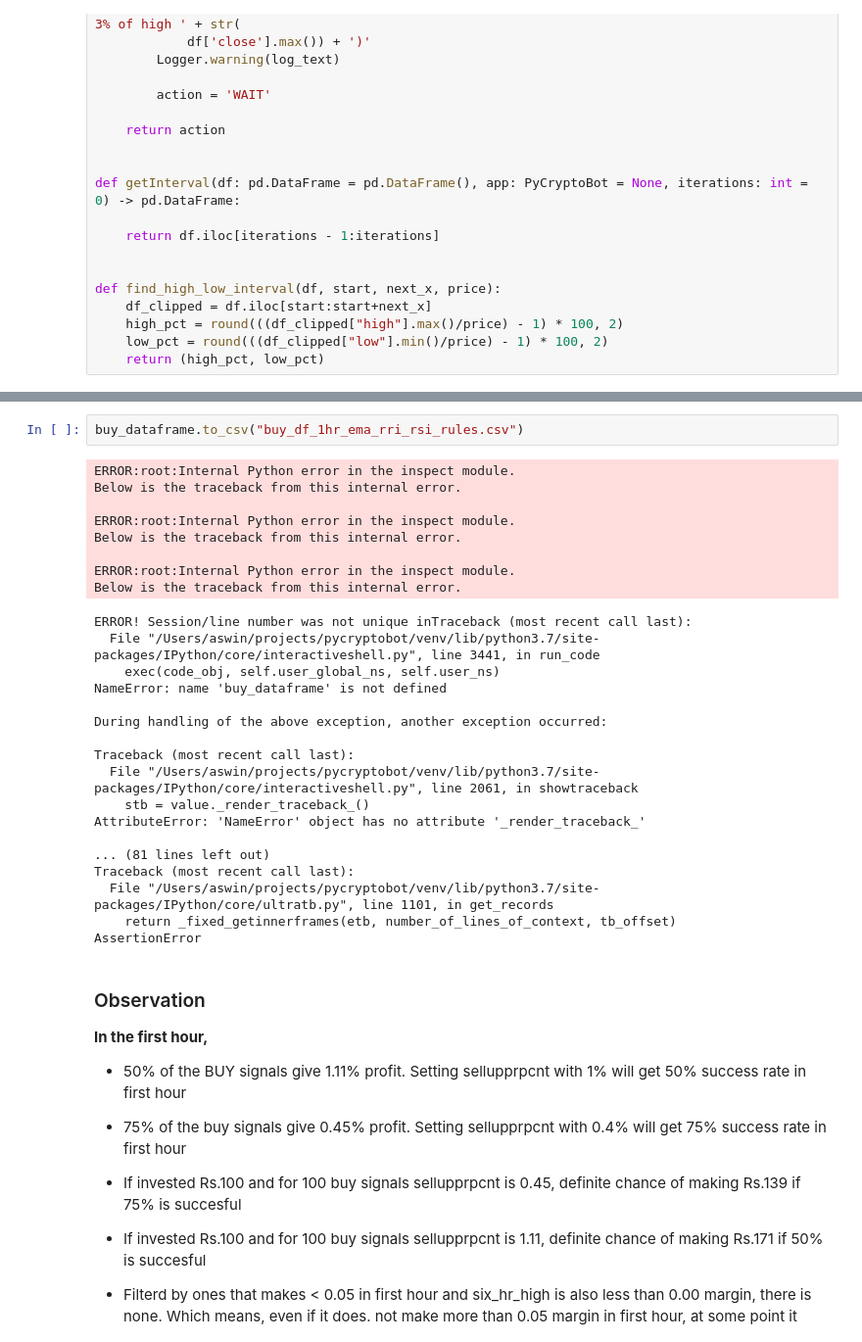
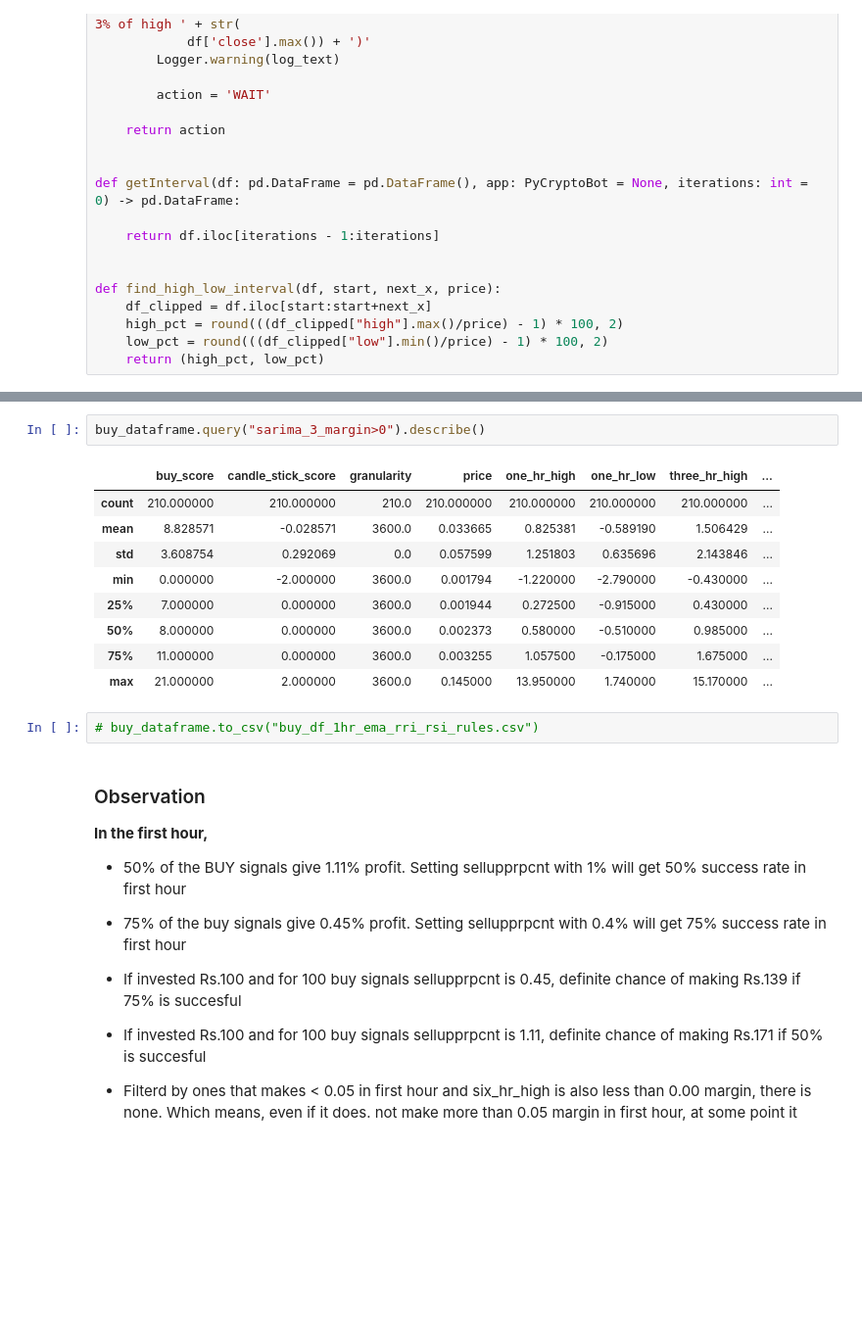
Before and after one commit to aswinkp/pycryptobot, a Jupyter notebook: Calculate profitability.ipynb, the cells around one changed output, grey strips where cells are left out. Shown at 98% size. Cells and saved outputs as stored; diff of their text form; blank space fills up the shorter version.

Commit message:
Add sarima3 margin

```diff
--- a/Calculate profitability.ipynb
+++ b/Calculate profitability.ipynb
@@ -446,31 +426,17 @@ AssertionError
+# %%
+buy_dataframe.query("sarima_3_margin>0").describe()
+# %% [output]
+|  | buy_score | candle_stick_score | granularity | price | one_hr_high | one_hr_low | three_hr_high | ... |
+| count | 210.000000 | 210.000000 | 210.0 | 210.000000 | 210.000000 | 210.000000 | 210.000000 | ... |
+| mean | 8.828571 | -0.028571 | 3600.0 | 0.033665 | 0.825381 | -0.589190 | 1.506429 | ... |
+| std | 3.608754 | 0.292069 | 0.0 | 0.057599 | 1.251803 | 0.635696 | 2.143846 | ... |
+| min | 0.000000 | -2.000000 | 3600.0 | 0.001794 | -1.220000 | -2.790000 | -0.430000 | ... |
+| 25% | 7.000000 | 0.000000 | 3600.0 | 0.001944 | 0.272500 | -0.915000 | 0.430000 | ... |
+| 50% | 8.000000 | 0.000000 | 3600.0 | 0.002373 | 0.580000 | -0.510000 | 0.985000 | ... |
+| 75% | 11.000000 | 0.000000 | 3600.0 | 0.003255 | 1.057500 | -0.175000 | 1.675000 | ... |
+| max | 21.000000 | 2.000000 | 3600.0 | 0.145000 | 13.950000 | 1.740000 | 15.170000 | ... |
 # %%
-buy_dataframe.to_csv("buy_df_1hr_ema_rri_rsi_rules.csv")
+# buy_dataframe.to_csv("buy_df_1hr_ema_rri_rsi_rules.csv")
-# %% [output]
-ERROR:root:Internal Python error in the inspect module.
-Below is the traceback from this internal error.
-
-ERROR:root:Internal Python error in the inspect module.
-Below is the traceback from this internal error.
-
-ERROR:root:Internal Python error in the inspect module.
-Below is the traceback from this internal error.
-ERROR! Session/line number was not unique inTraceback (most recent call last):
-  File "/Users/aswin/projects/pycryptobot/venv/lib/python3.7/site-packages/IPython/core/interactiveshell.py", line 3441, in run_code
-    exec(code_obj, self.user_global_ns, self.user_ns)
-NameError: name 'buy_dataframe' is not defined
-
-During handling of the above exception, another exception occurred:
-
-Traceback (most recent call last):
-  File "/Users/aswin/projects/pycryptobot/venv/lib/python3.7/site-packages/IPython/core/interactiveshell.py", line 2061, in showtraceback
-    stb = value._render_traceback_()
-AttributeError: 'NameError' object has no attribute '_render_traceback_'
-
-... (81 lines left out)
-Traceback (most recent call last):
-  File "/Users/aswin/projects/pycryptobot/venv/lib/python3.7/site-packages/IPython/core/ultratb.py", line 1101, in get_records
-    return _fixed_getinnerframes(etb, number_of_lines_of_context, tb_offset)
-AssertionError
 # %% [markdown]
 ### Observation
 
```
Also changed, not shown: parts of 4 cells of this notebook.
